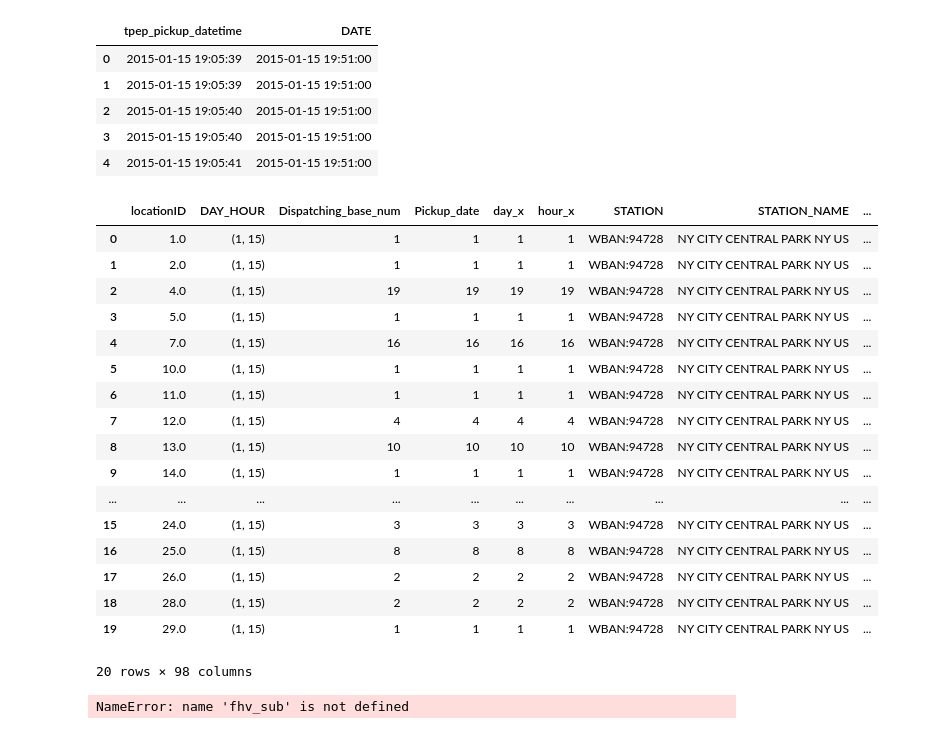
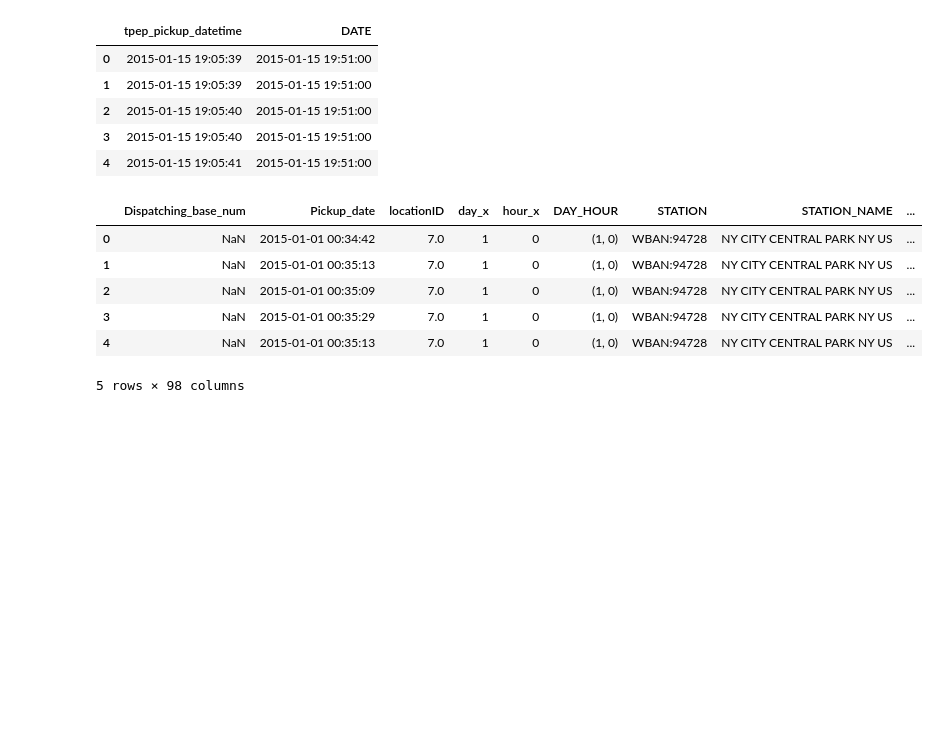
Before and after one commit to andrewnell/Taxi_Demand_NYC_ADS, a Jupyter notebook: group_project.ipynb, the cells around one changed output. Drawn from its saved outputs; the diff is of its cells as text; code cells hidden in the pictures; blank space fills up the shorter version.

Commit message:
updated group project

```diff
--- a/group_project.ipynb
+++ b/group_project.ipynb
@@ -118,0 +287,7 @@ fhv_fin = fhv_sub.groupby(['locationID','DAY_HOUR']).count().reset_index()
+# %%
+taxi_with_zones['Dispatching_base_num'] = np.nan
+taxi_with_zones = taxi_with_zones.rename(columns={'LocationID': 'locationID'})
+# %%
+taxi_with_zones = taxi_with_zones[['Dispatching_base_num','Pickup_date', 'locationID', 'day', 'hour', 'DAY_HOUR', 'type']]
+# %%
+all_trips = taxi_with_zones.append(fhv_sub)
@@ -175,29 +378,14 @@ merged_taxi[['tpep_pickup_datetime','DATE']].head()
 | 3 | 2015-01-15 19:05:40 | 2015-01-15 19:51:00 |
 | 4 | 2015-01-15 19:05:41 | 2015-01-15 19:51:00 |
 # %%
-merged_fhv = fhv_fin.merge(weather_subdata, left_on='DAY_HOUR', right_on='DAY_HOUR')
+trips_weather = all_trips.merge(weather_subdata, left_on='DAY_HOUR', right_on='DAY_HOUR')
 # %%
-merged_fhv.head()
+trips_weather.head()
 # %% [output]
-|  | locationID | DAY_HOUR | Dispatching_base_num | Pickup_date | day_x | hour_x | STATION | STATION_NAME | ... |
-| 0 | 1.0 | (1, 15) | 1 | 1 | 1 | 1 | WBAN:94728 | NY CITY CENTRAL PARK NY US | ... |
-| 1 | 2.0 | (1, 15) | 1 | 1 | 1 | 1 | WBAN:94728 | NY CITY CENTRAL PARK NY US | ... |
-| 2 | 4.0 | (1, 15) | 19 | 19 | 19 | 19 | WBAN:94728 | NY CITY CENTRAL PARK NY US | ... |
-| 3 | 5.0 | (1, 15) | 1 | 1 | 1 | 1 | WBAN:94728 | NY CITY CENTRAL PARK NY US | ... |
-| 4 | 7.0 | (1, 15) | 16 | 16 | 16 | 16 | WBAN:94728 | NY CITY CENTRAL PARK NY US | ... |
-| 5 | 10.0 | (1, 15) | 1 | 1 | 1 | 1 | WBAN:94728 | NY CITY CENTRAL PARK NY US | ... |
-| 6 | 11.0 | (1, 15) | 1 | 1 | 1 | 1 | WBAN:94728 | NY CITY CENTRAL PARK NY US | ... |
-| 7 | 12.0 | (1, 15) | 4 | 4 | 4 | 4 | WBAN:94728 | NY CITY CENTRAL PARK NY US | ... |
-| 8 | 13.0 | (1, 15) | 10 | 10 | 10 | 10 | WBAN:94728 | NY CITY CENTRAL PARK NY US | ... |
-| 9 | 14.0 | (1, 15) | 1 | 1 | 1 | 1 | WBAN:94728 | NY CITY CENTRAL PARK NY US | ... |
-| ... | ... | ... | ... | ... | ... | ... | ... | ... | ... |
-| 15 | 24.0 | (1, 15) | 3 | 3 | 3 | 3 | WBAN:94728 | NY CITY CENTRAL PARK NY US | ... |
-| 16 | 25.0 | (1, 15) | 8 | 8 | 8 | 8 | WBAN:94728 | NY CITY CENTRAL PARK NY US | ... |
-| 17 | 26.0 | (1, 15) | 2 | 2 | 2 | 2 | WBAN:94728 | NY CITY CENTRAL PARK NY US | ... |
-| 18 | 28.0 | (1, 15) | 2 | 2 | 2 | 2 | WBAN:94728 | NY CITY CENTRAL PARK NY US | ... |
-| 19 | 29.0 | (1, 15) | 1 | 1 | 1 | 1 | WBAN:94728 | NY CITY CENTRAL PARK NY US | ... |
+|  | Dispatching_base_num | Pickup_date | locationID | day_x | hour_x | DAY_HOUR | STATION | STATION_NAME | ... |
+| 0 | NaN | 2015-01-01 00:34:42 | 7.0 | 1 | 0 | (1, 0) | WBAN:94728 | NY CITY CENTRAL PARK NY US | ... |
+| 1 | NaN | 2015-01-01 00:35:13 | 7.0 | 1 | 0 | (1, 0) | WBAN:94728 | NY CITY CENTRAL PARK NY US | ... |
+| 2 | NaN | 2015-01-01 00:35:09 | 7.0 | 1 | 0 | (1, 0) | WBAN:94728 | NY CITY CENTRAL PARK NY US | ... |
+| 3 | NaN | 2015-01-01 00:35:29 | 7.0 | 1 | 0 | (1, 0) | WBAN:94728 | NY CITY CENTRAL PARK NY US | ... |
+| 4 | NaN | 2015-01-01 00:35:13 | 7.0 | 1 | 0 | (1, 0) | WBAN:94728 | NY CITY CENTRAL PARK NY US | ... |
-20 rows × 98 columns
+5 rows × 98 columns
-# %%
-fhv_sub.groupby('locationID', 'DAY_HOUR').count()
-# %% [output]
-NameError: name 'fhv_sub' is not defined
```
Also changed, not shown: parts of 91 cells of this notebook.
